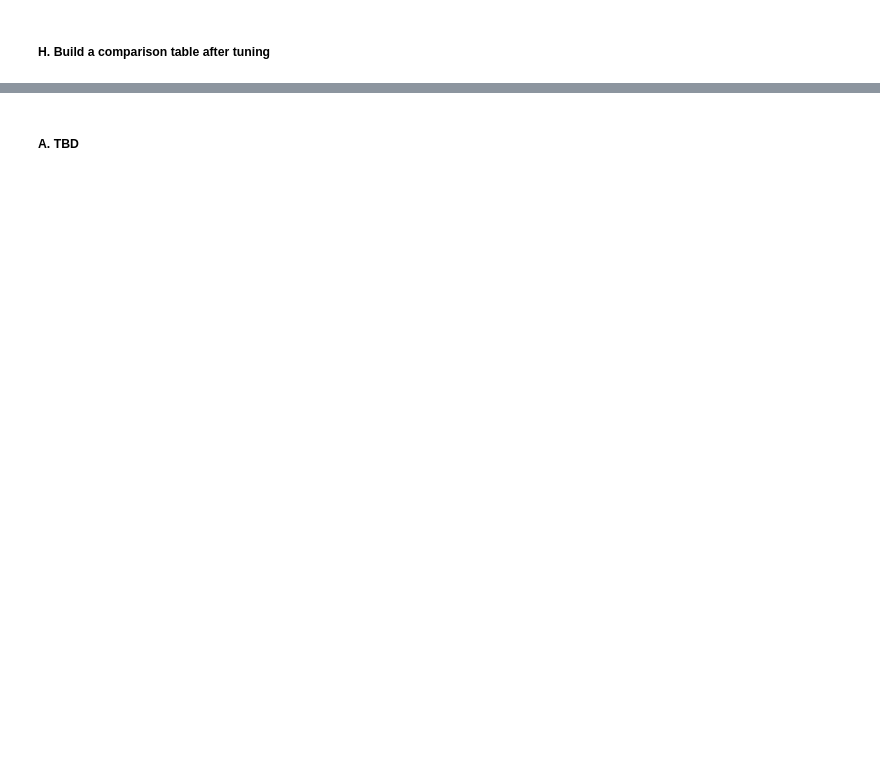
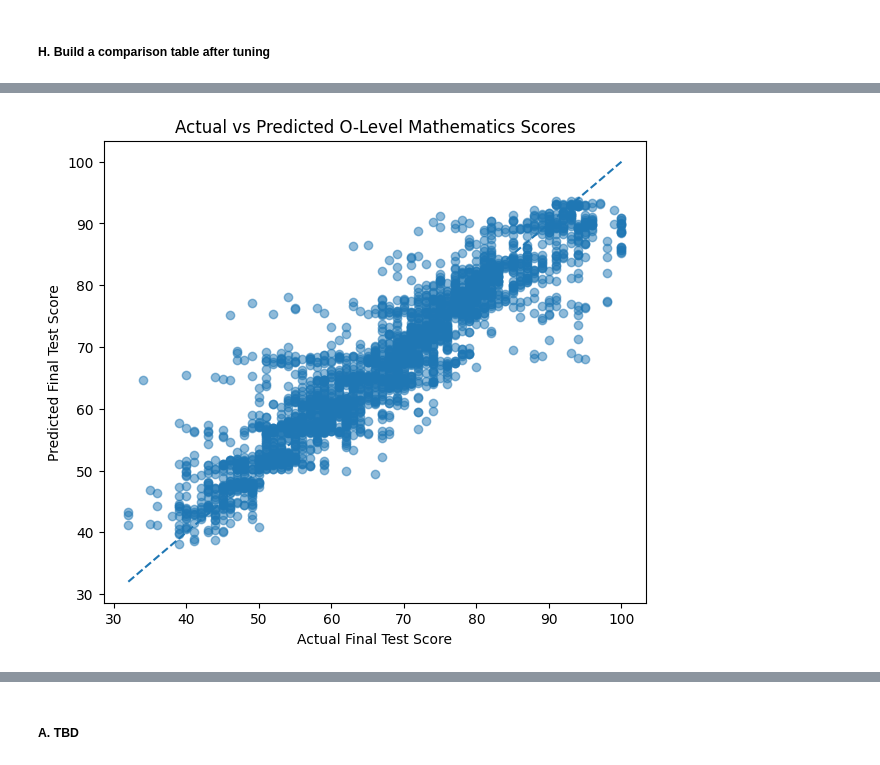
Before and after one commit to thedataanalyst-ylime/o-level-mathematics-performance-analysis, a Jupyter notebook: eda.ipynb, the cells around one changed output, grey strips where cells are left out. Saved outputs shown, nothing was run; the diff lists cells and outputs as text; code cells hidden in the pictures; blank space fills up the shorter version.

Commit message:
Random Forest Regression Model Hyperparameter Tuning & Cross-Validation of the Tuned Random Forest Model and Final Model Selection & Evaluation

```diff
--- a/eda.ipynb
+++ b/eda.ipynb
@@ -3016,0 +3070,5 @@ What are we tuning?
+# %%
+random_search.fit(
+    X_train,
+    y_train
+)
@@ -3021,2 +3129,8 @@ What are we tuning?
+# %%
+best_rf_model = random_search.best_estimator_
+# %%
+y_train_pred_tuned_rf = best_rf_model.predict(X_train)
+
+y_test_pred_tuned_rf = best_rf_model.predict(X_test)
 # %% [markdown]
 ##### F. Evaluate tuned train vs test performance
@@ -3034,0 +3508,35 @@ What are we tuning?
+# %%
+import matplotlib.pyplot as plt
+
+plt.figure(figsize=(7, 6))
+
+plt.scatter(
+    y_test,
+    y_test_pred_tuned_rf,
+    alpha=0.5
+)
+
+# Perfect prediction reference line
+min_score = min(y_test.min(), y_test_pred_tuned_rf.min())
+max_score = max(y_test.max(), y_test_pred_tuned_rf.max())
+
+plt.plot(
+    [min_score, max_score],
+    [min_score, max_score],
+    linestyle="--"
+)
+
+plt.xlabel("Actual Final Test Score")
+plt.ylabel("Predicted Final Test Score")
+plt.title("Actual vs Predicted O-Level Mathematics Scores")
+
+# Save as PNG
+plt.savefig(
+    charts_folder / "Actual_vs_Predicted_O-LevelMathScores.png",
+    dpi=300,
+    bbox_inches="tight"
+)
+
+plt.show()
+# %% [output]
+[figure, added]
```
Also changed, not shown: parts of 58 cells of this notebook.
